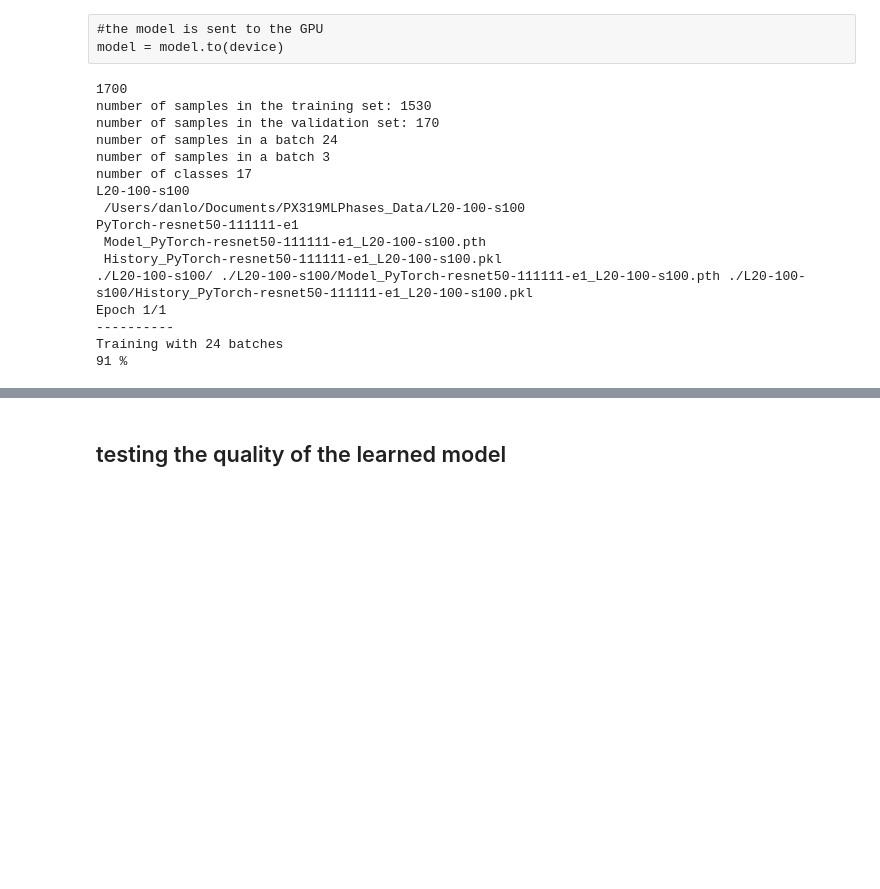
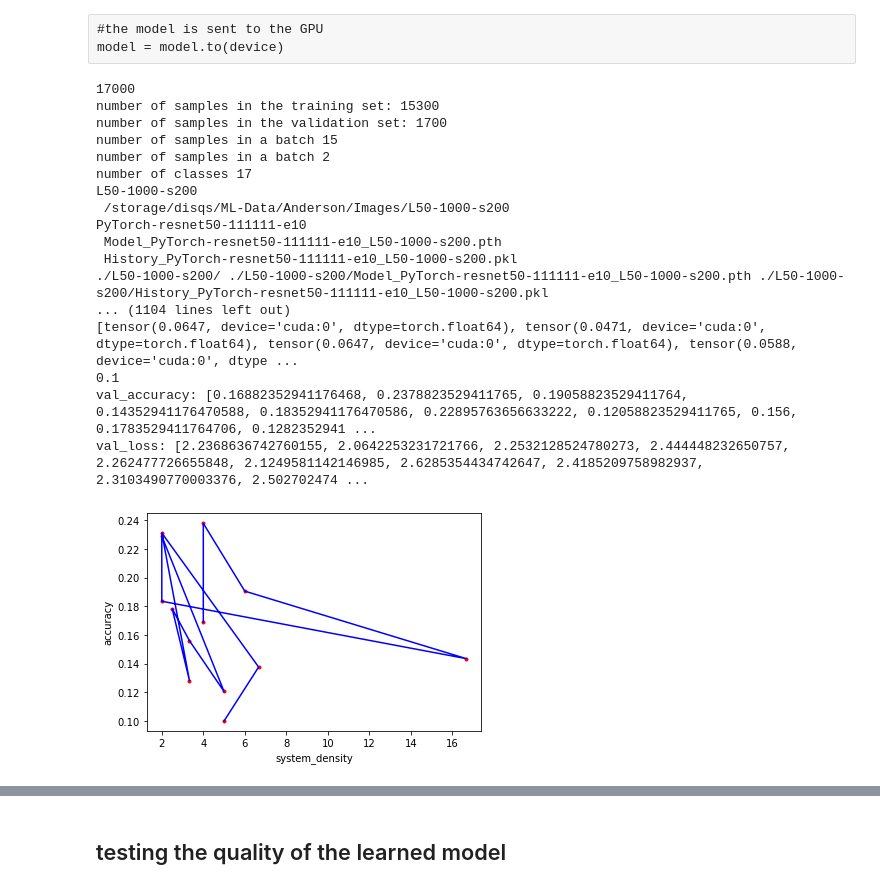
Before and after one commit to XateroX/MachineLearning-Anderson, a Jupyter notebook: src/AM-Train-Pytorch-ResNet50-template.ipynb, the cells around one changed output, grey strips where cells are left out. Cells and saved outputs as stored; diff of their text form; code cells hidden in the pictures; blank space fills up the shorter version.

```diff
--- a/src/AM-Train-Pytorch-ResNet50-template.ipynb
+++ b/src/AM-Train-Pytorch-ResNet50-template.ipynb
@@ -10,17 +10,17 @@ img_sizeX= 100
 img_sizeY= img_sizeX
 
 validation_split= 0.1
-batch_size= 32*2
-num_epochs= 1
+batch_size= 1024
+num_epochs= 10
 # mylr= 0.01
 # mywd= 1e-6
 
 dataname='L'+str(width)+'-'+str(nimages)+'-s'+str(img_sizeX)
 
-#datasrc  = '/storage/disqs/'+'ML-Data/Anderson/Images/'
-#datapath = datasrc+dataname # SC-RTP
-datasrc  = '/Users/danlo/Documents/PX319MLPhases_Data/'
-datapath = datasrc+dataname # Local Machine (Laptop)
+datasrc  = '/storage/disqs/'+'ML-Data/Anderson/Images/'
+datapath = datasrc+dataname # SC-RTP
+#datasrc  = '/Users/danlo/Documents/PX319MLPhases_Data/'
+#datapath = datasrc+dataname # Local Machine (Laptop)
 
 print(dataname,"\n",datapath)
 
@@ -100,11 +100,6 @@ chosen device:  cpu
 ## starting the main code
 # %%
 #Finding the image categories to train on
-
-#datasrc  = '/storage/disqs/'+'ML-Data/Anderson/Images/'
-#datapath = datasrc+dataname # SC-RTP
-datasrc  = '/Users/danlo/Documents/PX319MLPhases_Data/'
-datapath = datasrc+dataname # Local Machine (Laptop)
 
 image_categories = []
 pixel_density = []
@@ -583,6 +578,9 @@ def visualize_model_misclassified(model, num_images=6): #gives shows only the mi
 # num_epochs=10
 val_accuracy_list = []
 val_loss_list     = []
+
+myepochs = num_epochs
+
 for image_index in image_categories:
     img_sizeY= img_sizeX
 
@@ -590,53 +588,58 @@ for image_index in image_categories:
 
     #datasrc  = '/storage/disqs/'+'ML-Data/Anderson/Images/'
     #datapath = datasrc+dataname # SC-RTP
-    datasrc  = '/Users/danlo/Documents/PX319MLPhases_Data/'
     datapath = datasrc+dataname # Local Machine (Laptop)
+    devhomepath = '/home/epp/phupqr/PX319MLPhases/'
 
     set_new_training_data(datapath)
 
     print(dataname,"\n",datapath)
 
     modelname = 'Model_'+method+'_'+dataname+'.pth'
     historyname = 'History_'+method+'_'+dataname+'.pkl'
     print(method,"\n",modelname,"\n",historyname)
 
     savepath = './'+dataname+'/'
     import os
     try:
         os.mkdir(savepath)
     except FileExistsError:
         pass
 
     modelpath = savepath+modelname
     historypath = savepath+historyname
     print(savepath,modelpath,historypath)
     base_model = train_model(
         model, criterion, optimizer,num_epochs,exp_lr_scheduler,batch_size=batch_size )
-    val_accuracy_list.append(val_accuracy[-1])
+    val_accuracy_list.append(val_accuracy[-1].item())
+    print(val_accuracy)
+    print(val_accuracy[-1].item())
     val_loss_list.append(val_loss[-1])
 print("val_accuracy:", val_accuracy_list)
 print("val_loss:", val_loss_list)
 fig=plt.figure()
-plt.plot(pixel_density, val_accuracy_list)
+plt.plot(pixel_density, val_accuracy_list, '.r')
+plt.plot(pixel_density, val_accuracy_list, '-b')
 plt.ylabel('accuracy')
 plt.xlabel('system_density')
 plt.show()
-fig.savefig(devhomepath + 'MachineLearning-Anderson/src/plots/performance_metrics/' + 'sys_density_val_accuracy-' + 'e' + str(myepochs) + '-' + nsam_res + '-' + 'seed_' + str(myseed) + '.png')
+fig.savefig(devhomepath + 'MachineLearning-Anderson/src/plots/performance_metrics/' + 'sys_density_val_accuracy-' + 'e' + str(myepochs) + '-' + 'seed_' + str(myseed) + '.png')
 # %% [output]
-1700
-number of samples in the training set: 1530
-number of samples in the validation set: 170
-number of samples in a batch 24
-number of samples in a batch 3
+17000
+number of samples in the training set: 15300
+number of samples in the validation set: 1700
+number of samples in a batch 15
+number of samples in a batch 2
 number of classes 17
-L20-100-s100
- /Users/danlo/Documents/PX319MLPhases_Data/L20-100-s100
-PyTorch-resnet50-111111-e1
- Model_PyTorch-resnet50-111111-e1_L20-100-s100.pth
- History_PyTorch-resnet50-111111-e1_L20-100-s100.pkl
-./L20-100-s100/ ./L20-100-s100/Model_PyTorch-resnet50-111111-e1_L20-100-s100.pth ./L20-100-s100/History_PyTorch-resnet50-111111-e1_L20-100-s100.pkl
-Epoch 1/1
-----------
-Training with 24 batches
-91 %
+L50-1000-s200
+ /storage/disqs/ML-Data/Anderson/Images/L50-1000-s200
+PyTorch-resnet50-111111-e10
+ Model_PyTorch-resnet50-111111-e10_L50-1000-s200.pth
+ History_PyTorch-resnet50-111111-e10_L50-1000-s200.pkl
+./L50-1000-s200/ ./L50-1000-s200/Model_PyTorch-resnet50-111111-e10_L50-1000-s200.pth ./L50-1000-s200/History_PyTorch-resnet50-111111-e10_L50-1000-s200.pkl
+... (1104 lines left out)
+[tensor(0.0647, device='cuda:0', dtype=torch.float64), tensor(0.0471, device='cuda:0', dtype=torch.float64), tensor(0.0647, device='cuda:0', dtype=torch.float64), tensor(0.0588, device='cuda:0', dtype ...
+0.1
+val_accuracy: [0.16882352941176468, 0.2378823529411765, 0.19058823529411764, 0.14352941176470588, 0.18352941176470586, 0.22895763656633222, 0.12058823529411765, 0.156, 0.1783529411764706, 0.1282352941 ...
+val_loss: [2.2368636742760155, 2.0642253231721766, 2.2532128524780273, 2.444448232650757, 2.262477726655848, 2.1249581142146985, 2.6285354434742647, 2.4185209758982937, 2.3103490770003376, 2.502702474 ...
+[figure, added]
```
Also changed, not shown: parts of 11 cells of this notebook, 27 other files.
